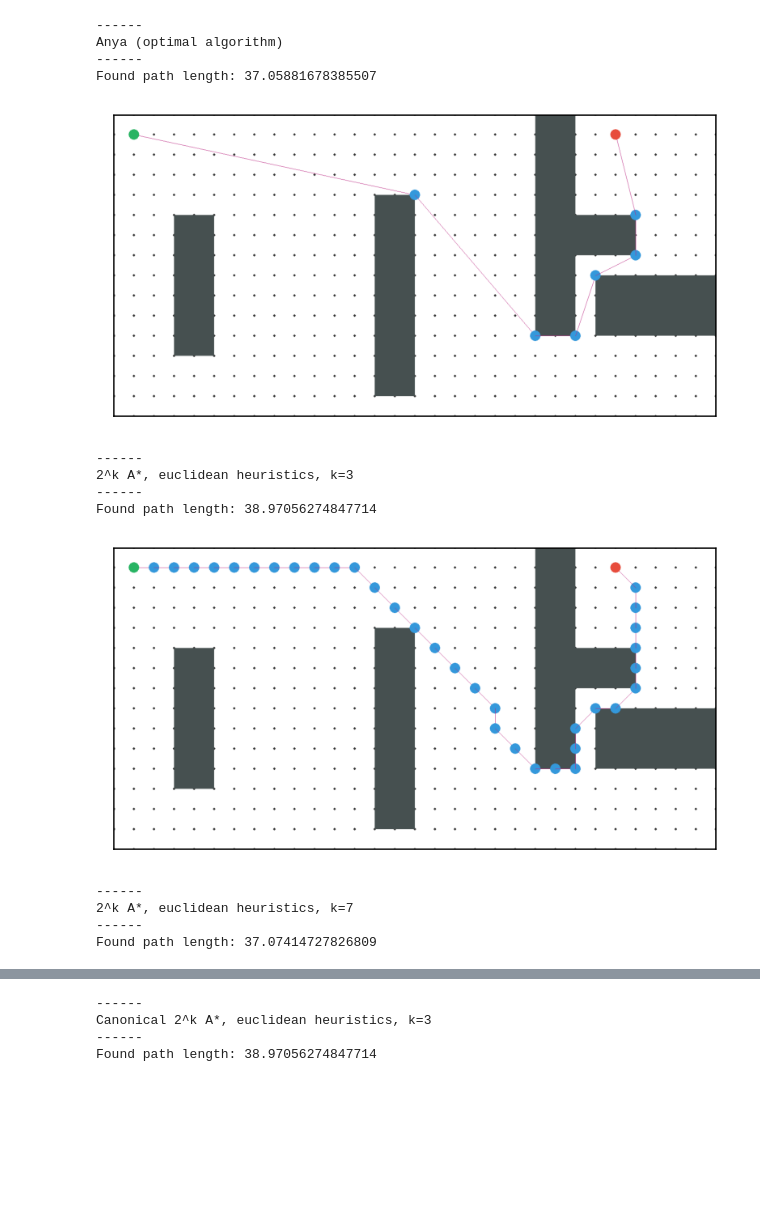
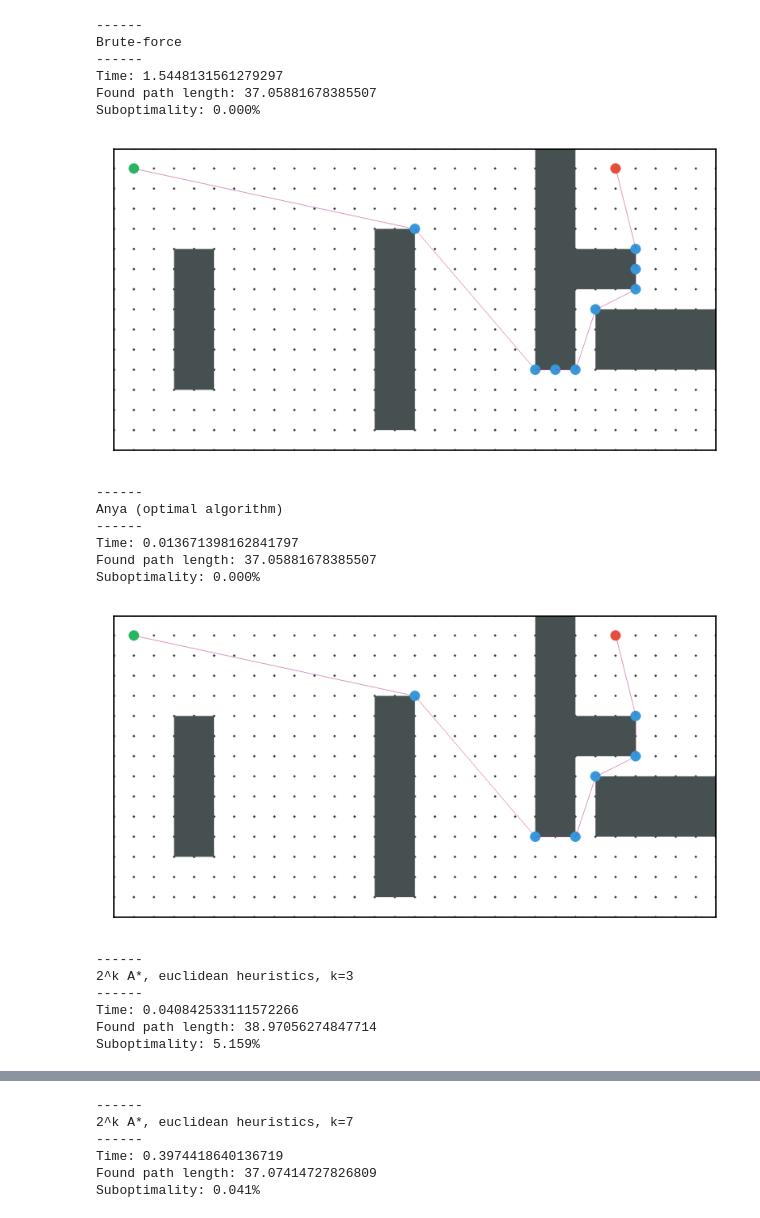
Before and after one commit to machine-solution/heuristic_search_any_angle, a Jupyter notebook: demo/main_demo.ipynb, the cells around one changed output, grey strips where cells are left out. Drawn from its saved outputs; the diff is of its cells as text; code cells hidden in the pictures; blank space fills up the shorter version.

Commit message:
added brute-force in demo

```diff
--- a/demo/main_demo.ipynb
+++ b/demo/main_demo.ipynb
@@ -45,7 +47,9 @@ map_str = '''
 start = (1, 1)
 goal = (1, 25)
 
+optimal_name = "Brute-force"
 algorithms = {
+    optimal_name: FullGraph(),
     "Anya (optimal algorithm)": Anya(),
     "2^k A*, euclidean heuristics, k=3": create_2k_astar_algo_with_euclidean_heuristics(3),
     "2^k A*, euclidean heuristics, k=7": create_2k_astar_algo_with_euclidean_heuristics(7),
@@ -61,25 +65,38 @@ algorithms = {
     "Lazy Theta, weighted heuristics": LazyThetaWithWeightedHeuristics(),
 }
 # %%
+optimal = None
 for algo in algorithms:
     map_ = algorithms[algo].read_map(map_str, width, height)
+    start_time = time.time()
     stats = algorithms[algo].compute_path_from_map(map_, start, goal)
     print(f"\n------\n{algo}\n------")
+    print(f"Time: {time.time() - start_time}")
     if stats.path_found:
         print(f"Found path length: {stats.way_length}")
+    if algo == optimal_name and stats.path_found:
+        optimal = stats.way_length
+    if stats.path_found and optimal:
+        print("Suboptimality: %.3f" % (stats.way_length / optimal * 100 - 100) + "%")
     draw_static_if_path_found(map_, start, goal, stats)
 # %% [output]
 ------
-Anya (optimal algorithm)
+Brute-force
 ------
+Time: 1.5448131561279297
 Found path length: 37.05881678385507
+Suboptimality: 0.000%
-[figure, old version]
+[figure, new version]
 ------
-2^k A*, euclidean heuristics, k=3
+Anya (optimal algorithm)
 ------
-Found path length: 38.97056274847714
+Time: 0.013671398162841797
+Found path length: 37.05881678385507
+Suboptimality: 0.000%
-[figure, old version]
+[figure, new version]
 ------
-2^k A*, euclidean heuristics, k=7
+2^k A*, euclidean heuristics, k=3
 ------
-Found path length: 37.07414727826809
+Time: 0.040842533111572266
+Found path length: 38.97056274847714
+Suboptimality: 5.159%
@@ -87,4 +104,6 @@ Found path length: 37.07414727826809
 ------
-Canonical 2^k A*, euclidean heuristics, k=3
+2^k A*, euclidean heuristics, k=7
 ------
-Found path length: 38.97056274847714
+Time: 0.3974418640136719
+Found path length: 37.07414727826809
+Suboptimality: 0.041%
```
Also changed, not shown: parts of 2 cells of this notebook, 3 other files.
